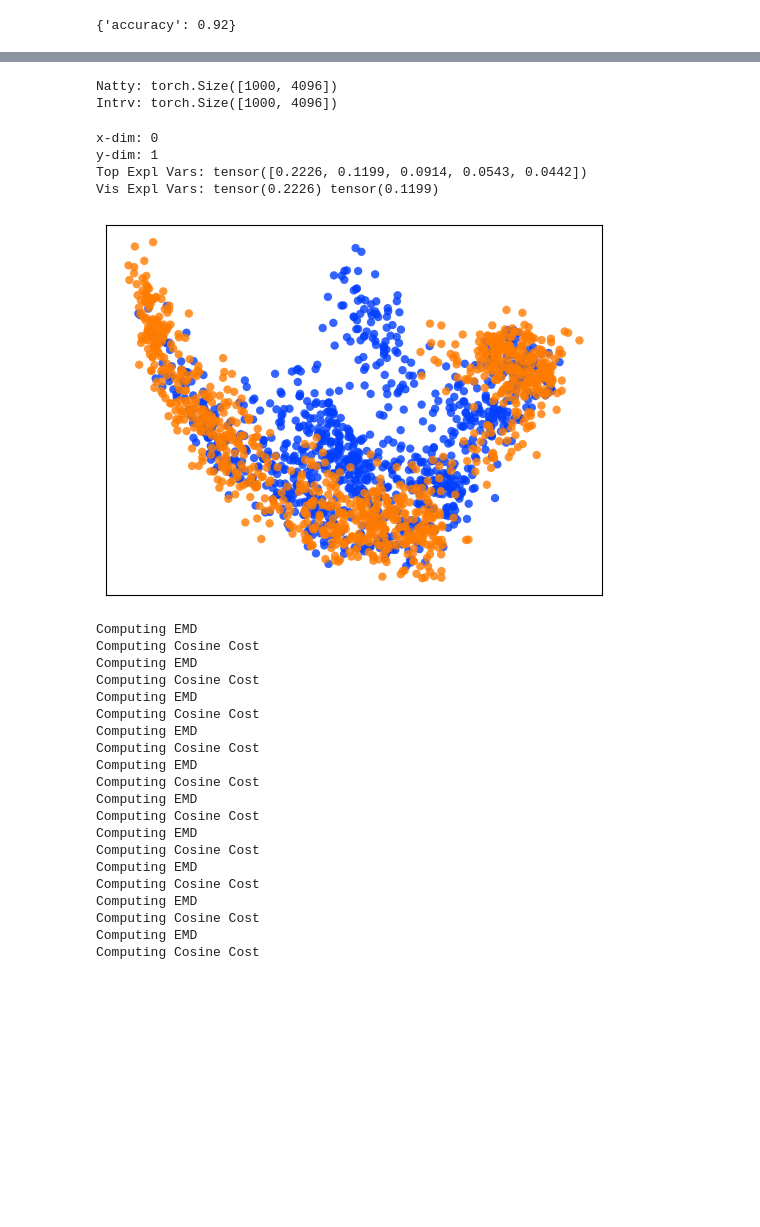
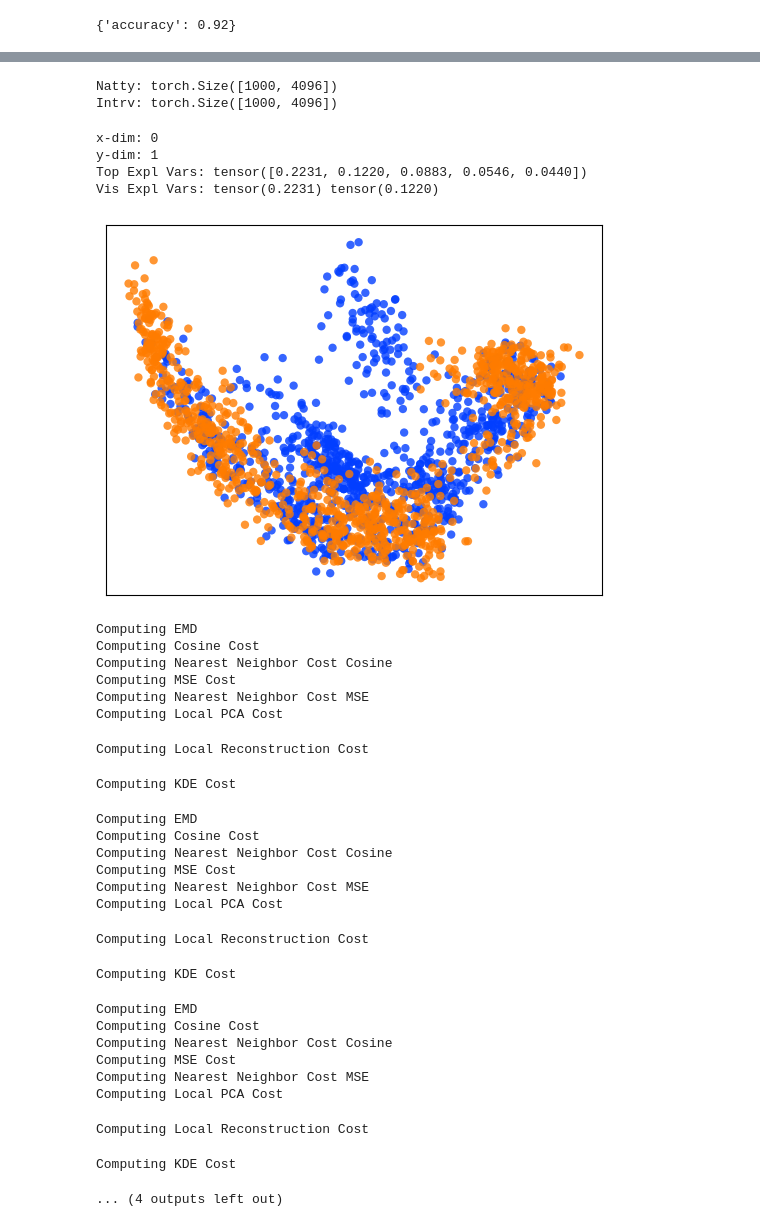
Before and after one commit to grantsrb/rep_divergence, a Jupyter notebook: divergence/CL_Boundless_DAS.ipynb, the cells around one changed output, grey strips where cells are left out. Cells and saved outputs as stored; diff of their text form; code cells hidden in the pictures; blank space fills up the shorter version.

Commit message:
add updated divergence metrics

```diff
--- a/divergence/CL_Boundless_DAS.ipynb
+++ b/divergence/CL_Boundless_DAS.ipynb
@@ -351,7 +351,7 @@ temperature_schedule = (
 )
 intervenable.set_temperature(temperature_schedule[0])
 # %%
-cl_eps = 6
+cl_eps = 5
 
 intervenable.model.train()  # train enables drop-off but no grads
 print("llama trainable parameters: ", count_parameters(intervenable.model))
@@ -493,7 +488,7 @@ os.listdir(dir_path)
 # %%
 dir_path = "/data2/grantsrb/rep_divergence/cl_boundless_actvs/"
-fname = "cl_eps_0_seed_12345_dorotFalse_20251118_180253.pt"
-cl_eps = int(fname.split("cl_eps_")[-1].split("_")[0])
+fname = "cl_eps_0.0_seed_12387_dorotFalse_20251119_211810.pt"
+cl_eps = float(fname.split("cl_eps_")[-1].split("_")[0])
 d = torch.load(os.path.join(dir_path, fname))
 intrv_states = d["intrv_states"]
 natty_states = d["natty_states"]
@@ -520,56 +515,62 @@ emd_df_dict = {
 for samp_id in range(n_samples):
     with torch.no_grad():
         if samp_id==0:
             visualize_states(
                 natty_states.cpu().detach(),
                 intrv_states.cpu().detach(),
                 xdim=0,
                 ydim=1,
                 save_name="figs/das_divergence.png",
                 expl_var_threshold=0,
                 visualize=samp_id==0,
                 pca_batch_size=500,
             )
         diffs = collect_divergences(
             natty_vecs=natty_states,
             intrv_vecs=intrv_states,
             sample_size=sample_size,
+            compute_all_divergences=True,
         )
     emd_df_dict["sample_id"].append(samp_id)
     for k,v in diffs.items():
         if k not in emd_df_dict:
             emd_df_dict[k] = []
         emd_df_dict[k].append(float(v))
 
 emd_df = pd.DataFrame(emd_df_dict)
 # %% [output]
 Natty: torch.Size([1000, 4096])
 Intrv: torch.Size([1000, 4096])
 x-dim: 0
 y-dim: 1
-Top Expl Vars: tensor([0.2226, 0.1199, 0.0914, 0.0543, 0.0442])
-Vis Expl Vars: tensor(0.2226) tensor(0.1199)
+Top Expl Vars: tensor([0.2231, 0.1220, 0.0883, 0.0546, 0.0440])
+Vis Expl Vars: tensor(0.2231) tensor(0.1220)
-[figure, old version]
+[figure, new version]
 Computing EMD
 Computing Cosine Cost
-Computing EMD
-Computing Cosine Cost
-Computing EMD
-Computing Cosine Cost
-Computing EMD
-Computing Cosine Cost
-Computing EMD
-Computing Cosine Cost
-Computing EMD
-Computing Cosine Cost
-Computing EMD
-Computing Cosine Cost
-Computing EMD
-Computing Cosine Cost
-Computing EMD
-Computing Cosine Cost
-Computing EMD
-Computing Cosine Cost
+Computing Nearest Neighbor Cost Cosine
+Computing MSE Cost
+Computing Nearest Neighbor Cost MSE
+Computing Local PCA Cost
+Computing Local Reconstruction Cost
+Computing KDE Cost
+Computing EMD
+Computing Cosine Cost
+Computing Nearest Neighbor Cost Cosine
+Computing MSE Cost
+Computing Nearest Neighbor Cost MSE
+Computing Local PCA Cost
+Computing Local Reconstruction Cost
+Computing KDE Cost
+Computing EMD
+Computing Cosine Cost
+Computing Nearest Neighbor Cost Cosine
+Computing MSE Cost
+Computing Nearest Neighbor Cost MSE
+Computing Local PCA Cost
+Computing Local Reconstruction Cost
+Computing KDE Cost
+... (4 outputs left out)
 # %%
 emd_df
 # %% [output]
```
Also changed, not shown: parts of 3 cells of this notebook, 1 other file.
